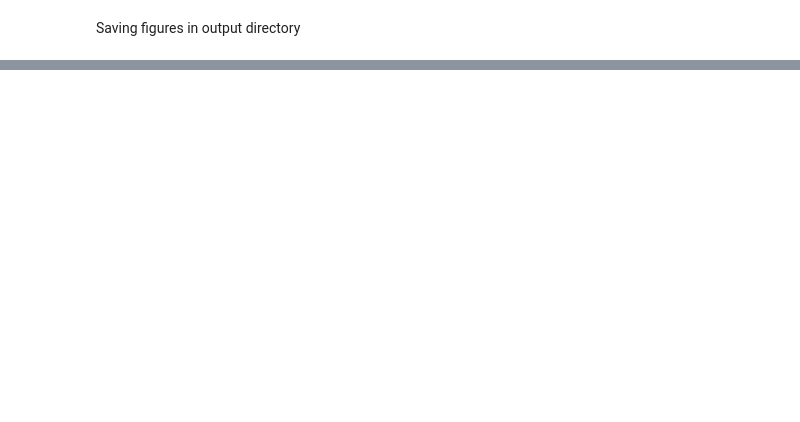
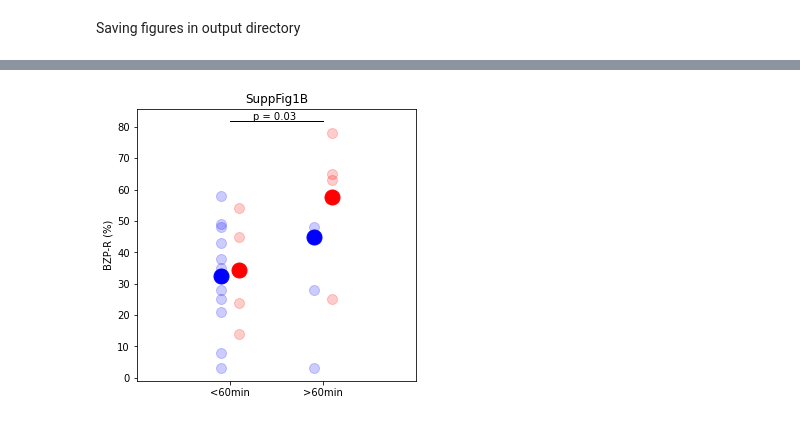
Before and after one commit to richardjburman/bzp_review, a Jupyter notebook: Fig 1/Fig1.ipynb, the cells around one changed output, grey strips where cells are left out. Saved outputs shown, nothing was run; the diff lists cells and outputs as text; code cells hidden in the pictures; blank space fills up the shorter version.

```diff
--- a/Fig 1/Fig1.ipynb
+++ b/Fig 1/Fig1.ipynb
@@ -103,0 +129,2 @@ Fig1B, SuppFig1B = bzpR.fig1B(data)
+# %%
+data_hic, data_lmic, SuppFig1B = bzpR.suppfig1B(data, p_value)
@@ -103,0 +171,4 @@ Fig1B, SuppFig1B = bzpR.fig1B(data)
+# %%
+SuppFig1B
+# %% [output]
+[figure, added]
```
Also changed, not shown: parts of 25 cells of this notebook, 11 other files.
